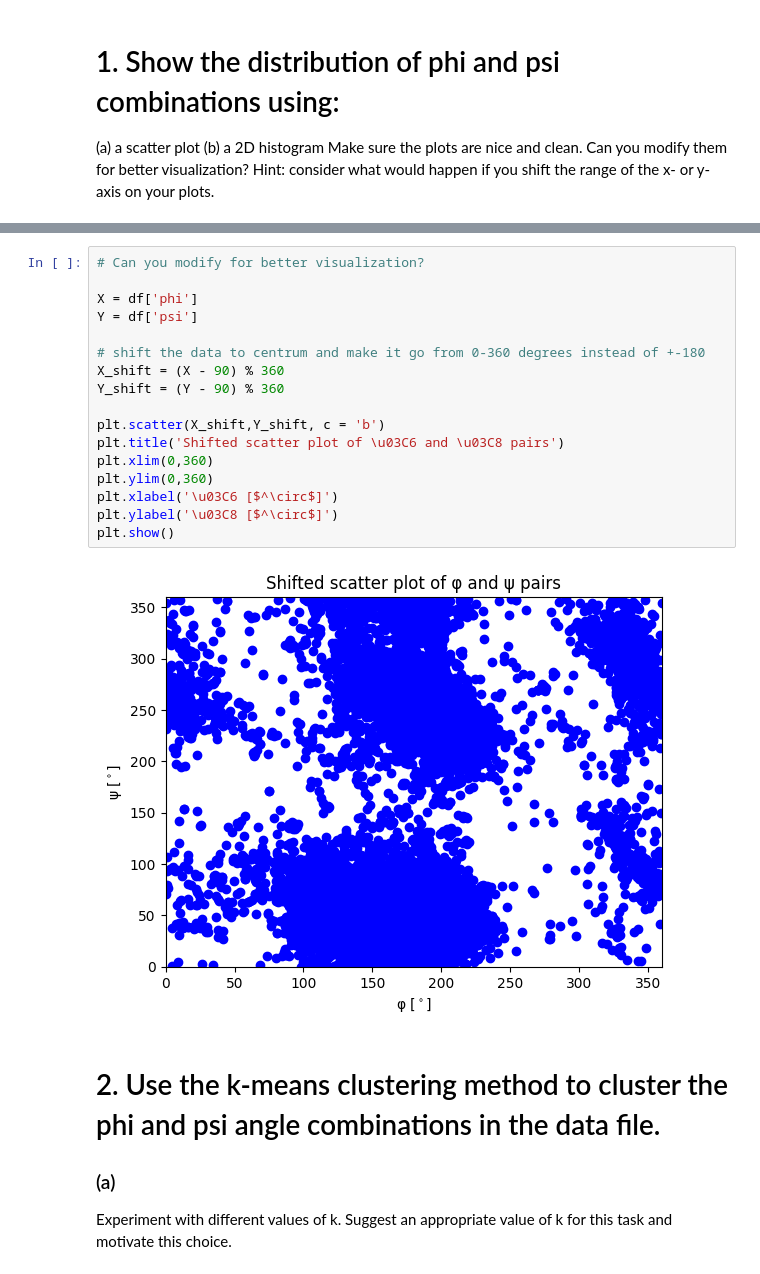
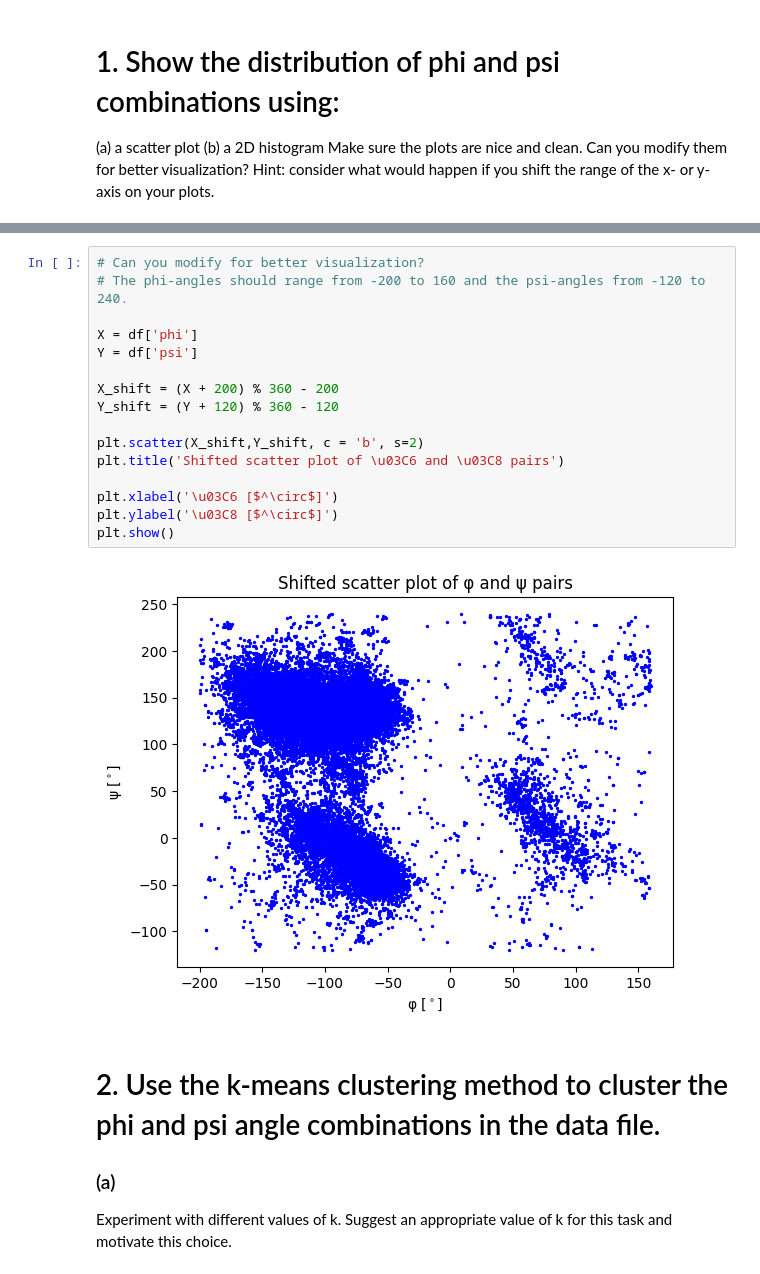
Before and after one commit to Beolinen/DAT565, a Jupyter notebook: Assignment03/A3.ipynb, the cells around one changed output, grey strips where cells are left out. Cells and saved outputs as stored; diff of their text form.

```diff
--- a/Assignment03/A3.ipynb
+++ b/Assignment03/A3.ipynb
@@ -54,23 +53,22 @@ plt.show()
 [figure]
 # %%
 # Can you modify for better visualization?
+# The phi-angles should range from -200 to 160 and the psi-angles from -120 to 240.
 
 X = df['phi']
 Y = df['psi']
 
-# shift the data to centrum and make it go from 0-360 degrees instead of +-180
-X_shift = (X - 90) % 360
-Y_shift = (Y - 90) % 360
+X_shift = (X + 200) % 360 - 200
+Y_shift = (Y + 120) % 360 - 120
 
-plt.scatter(X_shift,Y_shift, c = 'b')
+plt.scatter(X_shift,Y_shift, c = 'b', s=2)
 plt.title('Shifted scatter plot of \u03C6 and \u03C8 pairs')
-plt.xlim(0,360)
-plt.ylim(0,360)
+
 plt.xlabel('\u03C6 [$^\circ$]')
 plt.ylabel('\u03C8 [$^\circ$]')
 plt.show()
 # %% [output]
-[figure, old version]
+[figure, new version]
 # %% [markdown]
 #  2. Use the k-means clustering method to cluster the phi and psi angle combinations in the data file.
 ### (a)
```
Also changed, not shown: parts of 15 cells of this notebook, 20 other files.
